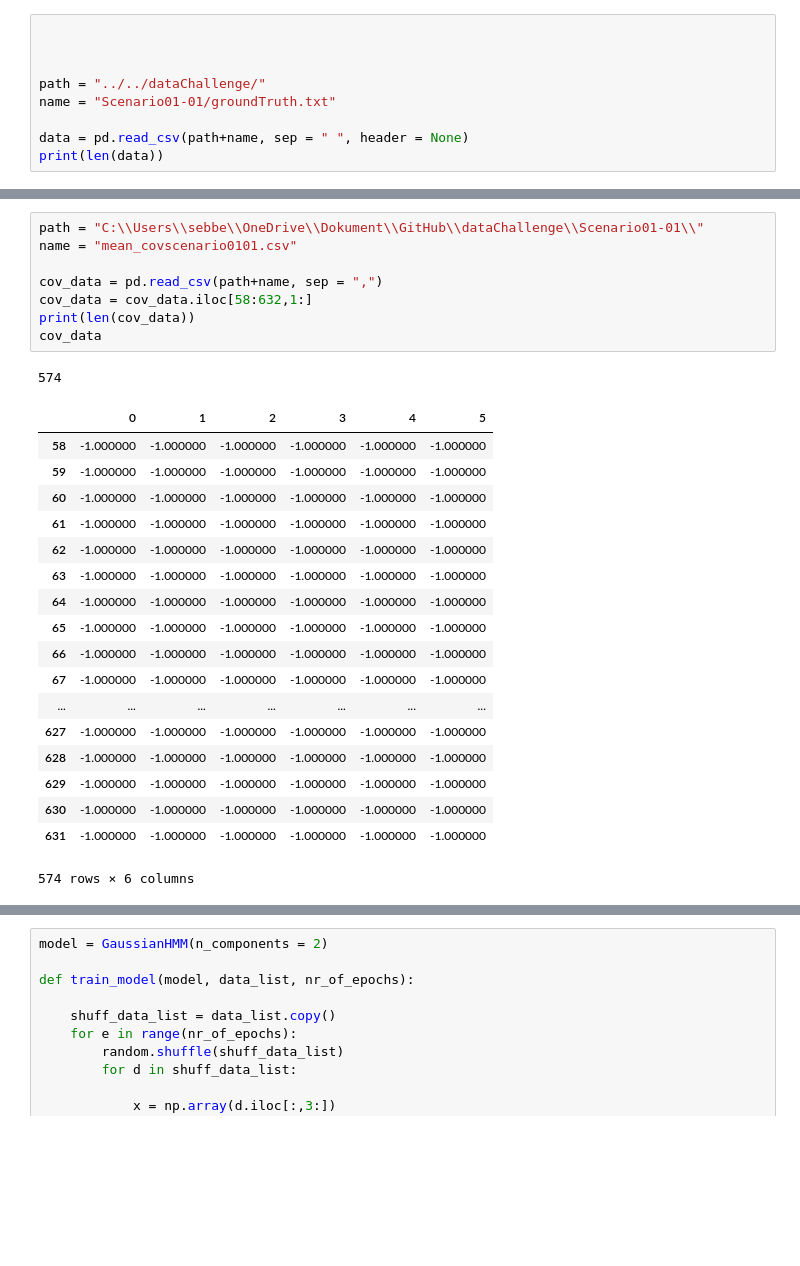
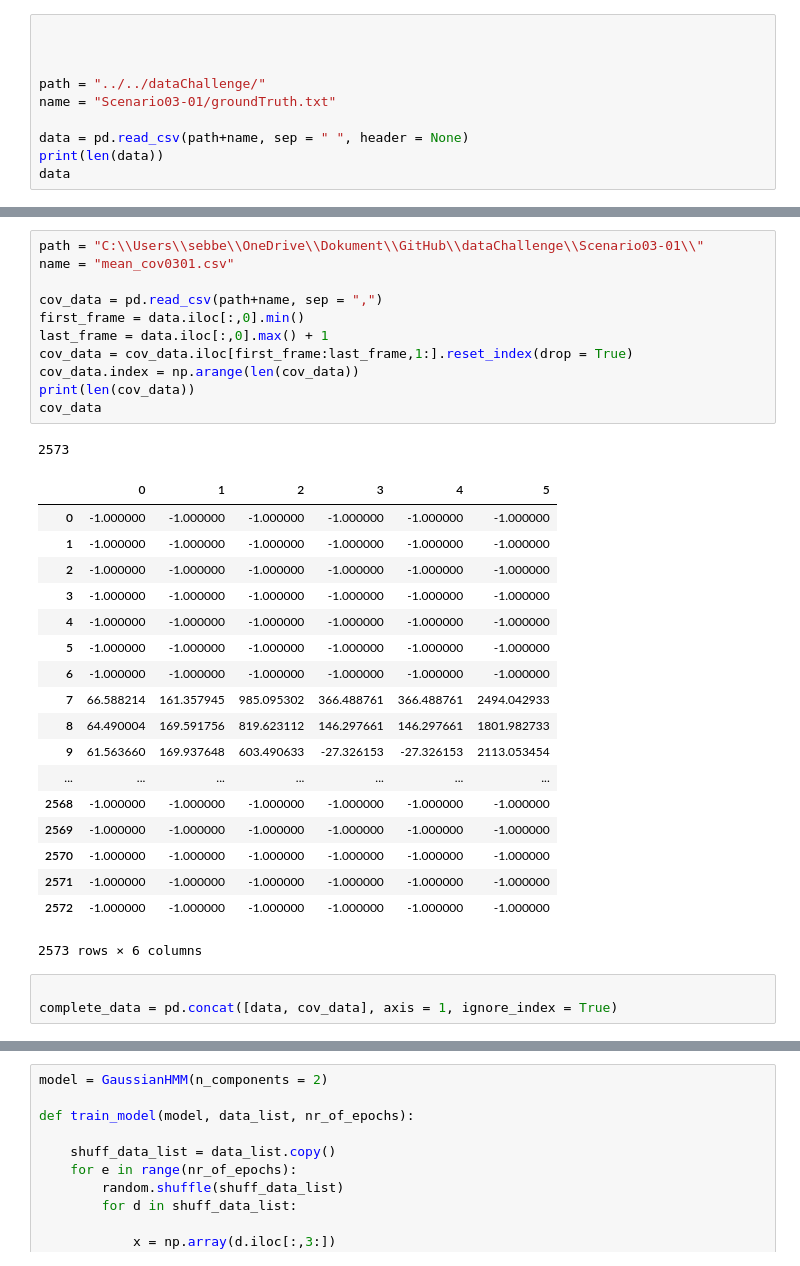
Before and after one commit to Stephlat/dataChallengePerception, a Jupyter notebook: modelling.ipynb, the cells around one changed output, grey strips where cells are left out. Saved outputs shown, nothing was run; the diff lists cells and outputs as text; blank space fills up the shorter version.

Commit message:
made a first succesful attempt to merge sound data and joint data for one scenario

```diff
--- a/modelling.ipynb
+++ b/modelling.ipynb
@@ -11,8 +13,9 @@ import os
 
 
 path = "../../dataChallenge/"
-name = "Scenario01-01/groundTruth.txt"
+name = "Scenario03-01/groundTruth.txt"
 
 data = pd.read_csv(path+name, sep = " ", header = None)
 print(len(data))
+data
 # %% [output]
@@ -20,31 +41,37 @@ print(len(data))
 # %%
-path = "C:\\Users\\sebbe\\OneDrive\\Dokument\\GitHub\\dataChallenge\\Scenario01-01\\"
-name = "mean_covscenario0101.csv"
+path = "C:\\Users\\sebbe\\OneDrive\\Dokument\\GitHub\\dataChallenge\\Scenario03-01\\"
+name = "mean_cov0301.csv"
 
 cov_data = pd.read_csv(path+name, sep = ",")
-cov_data = cov_data.iloc[58:632,1:]
+first_frame = data.iloc[:,0].min()
+last_frame = data.iloc[:,0].max() + 1
+cov_data = cov_data.iloc[first_frame:last_frame,1:].reset_index(drop = True)
+cov_data.index = np.arange(len(cov_data))
 print(len(cov_data))
 cov_data
 # %% [output]
-574
+2573
 |  | 0 | 1 | 2 | 3 | 4 | 5 |
-| 58 | -1.000000 | -1.000000 | -1.000000 | -1.000000 | -1.000000 | -1.000000 |
-| 59 | -1.000000 | -1.000000 | -1.000000 | -1.000000 | -1.000000 | -1.000000 |
-| 60 | -1.000000 | -1.000000 | -1.000000 | -1.000000 | -1.000000 | -1.000000 |
-| 61 | -1.000000 | -1.000000 | -1.000000 | -1.000000 | -1.000000 | -1.000000 |
-| 62 | -1.000000 | -1.000000 | -1.000000 | -1.000000 | -1.000000 | -1.000000 |
-| 63 | -1.000000 | -1.000000 | -1.000000 | -1.000000 | -1.000000 | -1.000000 |
-| 64 | -1.000000 | -1.000000 | -1.000000 | -1.000000 | -1.000000 | -1.000000 |
-| 65 | -1.000000 | -1.000000 | -1.000000 | -1.000000 | -1.000000 | -1.000000 |
-| 66 | -1.000000 | -1.000000 | -1.000000 | -1.000000 | -1.000000 | -1.000000 |
-| 67 | -1.000000 | -1.000000 | -1.000000 | -1.000000 | -1.000000 | -1.000000 |
+| 0 | -1.000000 | -1.000000 | -1.000000 | -1.000000 | -1.000000 | -1.000000 |
+| 1 | -1.000000 | -1.000000 | -1.000000 | -1.000000 | -1.000000 | -1.000000 |
+| 2 | -1.000000 | -1.000000 | -1.000000 | -1.000000 | -1.000000 | -1.000000 |
+| 3 | -1.000000 | -1.000000 | -1.000000 | -1.000000 | -1.000000 | -1.000000 |
+| 4 | -1.000000 | -1.000000 | -1.000000 | -1.000000 | -1.000000 | -1.000000 |
+| 5 | -1.000000 | -1.000000 | -1.000000 | -1.000000 | -1.000000 | -1.000000 |
+| 6 | -1.000000 | -1.000000 | -1.000000 | -1.000000 | -1.000000 | -1.000000 |
+| 7 | 66.588214 | 161.357945 | 985.095302 | 366.488761 | 366.488761 | 2494.042933 |
+| 8 | 64.490004 | 169.591756 | 819.623112 | 146.297661 | 146.297661 | 1801.982733 |
+| 9 | 61.563660 | 169.937648 | 603.490633 | -27.326153 | -27.326153 | 2113.053454 |
 | ... | ... | ... | ... | ... | ... | ... |
-| 627 | -1.000000 | -1.000000 | -1.000000 | -1.000000 | -1.000000 | -1.000000 |
-| 628 | -1.000000 | -1.000000 | -1.000000 | -1.000000 | -1.000000 | -1.000000 |
-| 629 | -1.000000 | -1.000000 | -1.000000 | -1.000000 | -1.000000 | -1.000000 |
-| 630 | -1.000000 | -1.000000 | -1.000000 | -1.000000 | -1.000000 | -1.000000 |
-| 631 | -1.000000 | -1.000000 | -1.000000 | -1.000000 | -1.000000 | -1.000000 |
+| 2568 | -1.000000 | -1.000000 | -1.000000 | -1.000000 | -1.000000 | -1.000000 |
+| 2569 | -1.000000 | -1.000000 | -1.000000 | -1.000000 | -1.000000 | -1.000000 |
+| 2570 | -1.000000 | -1.000000 | -1.000000 | -1.000000 | -1.000000 | -1.000000 |
+| 2571 | -1.000000 | -1.000000 | -1.000000 | -1.000000 | -1.000000 | -1.000000 |
+| 2572 | -1.000000 | -1.000000 | -1.000000 | -1.000000 | -1.000000 | -1.000000 |
-574 rows × 6 columns
+2573 rows × 6 columns
+# %%
+
+complete_data = pd.concat([data, cov_data], axis = 1, ignore_index = True)
 # %%
 nr_of_people = data.iloc[:,1].max()
 data_list = [data[data.iloc[:,1]==i+1] for i in xrange(nr_of_people)]
```
Also changed, not shown: parts of 6 cells of this notebook.
